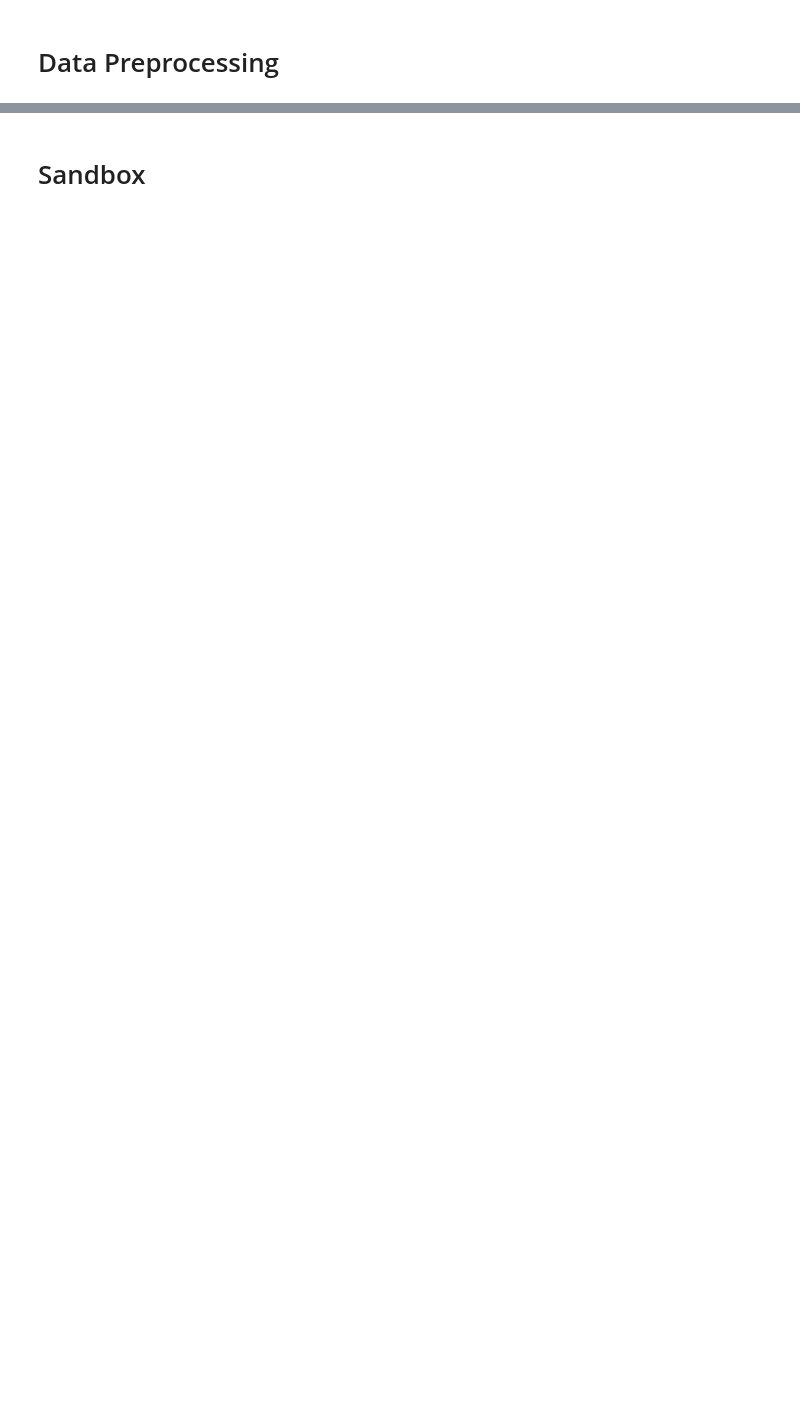
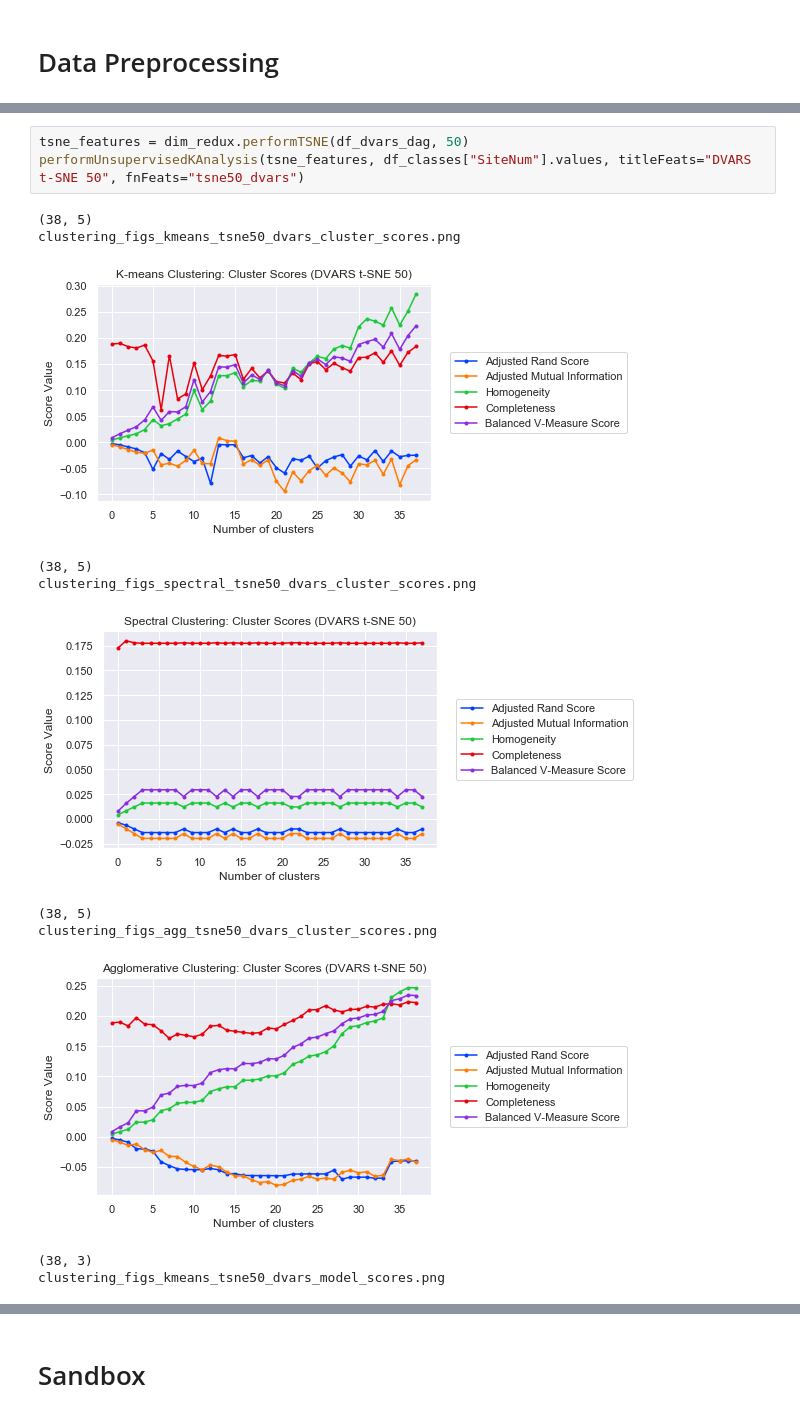
Before and after one commit to jmschabdach/markov-movement-correction, a Jupyter notebook: ml_code/ML.ipynb, the cells around one changed output, grey strips where cells are left out. Cells and saved outputs as stored; diff of their text form; blank space fills up the shorter version.

```diff
--- a/ml_code/ML.ipynb
+++ b/ml_code/ML.ipynb
@@ -340,0 +385,15 @@ def generateNN(): # lstm neural network
+# %%
+tsne_features = dim_redux.performTSNE(df_dvars_dag, 50)
+performUnsupervisedKAnalysis(tsne_features, df_classes["SiteNum"].values, titleFeats="DVARS t-SNE 50", fnFeats="tsne50_dvars")
+# %% [output]
+(38, 5)
+clustering_figs_kmeans_tsne50_dvars_cluster_scores.png
+[figure, added]
+(38, 5)
+clustering_figs_spectral_tsne50_dvars_cluster_scores.png
+[figure, added]
+(38, 5)
+clustering_figs_agg_tsne50_dvars_cluster_scores.png
+[figure, added]
+(38, 3)
+clustering_figs_kmeans_tsne50_dvars_model_scores.png
```
Also changed, not shown: parts of 64 cells of this notebook, 1 other file.
